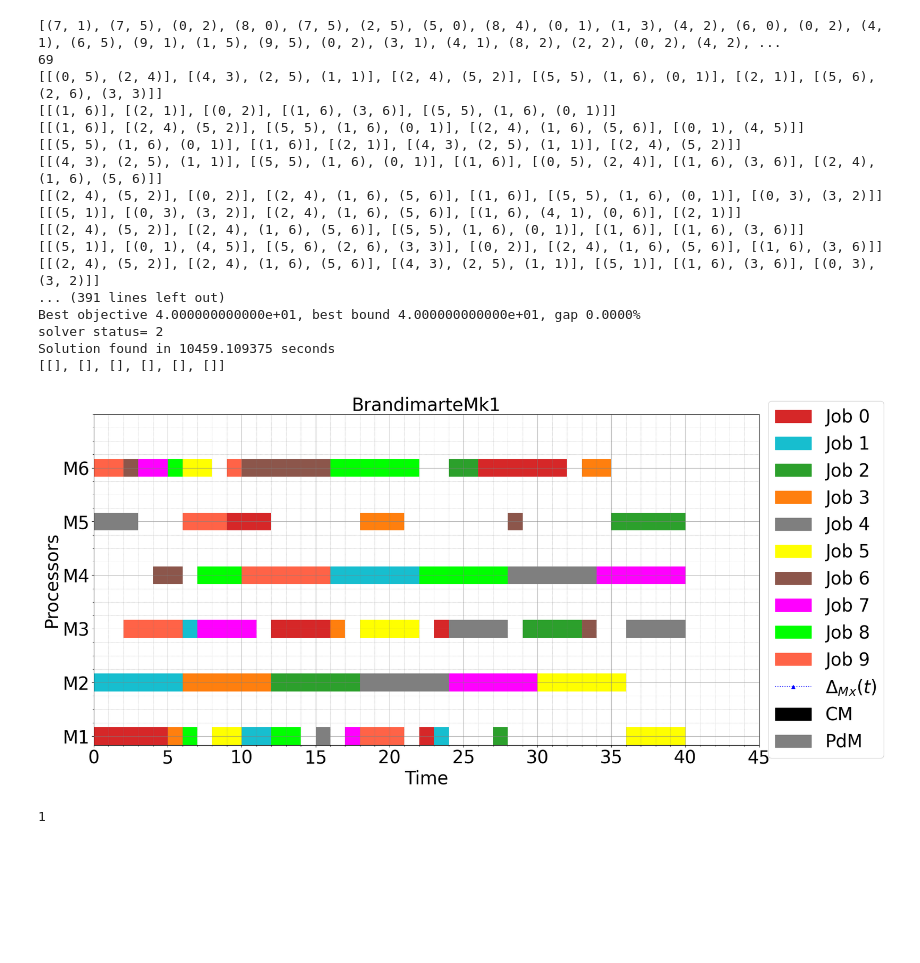
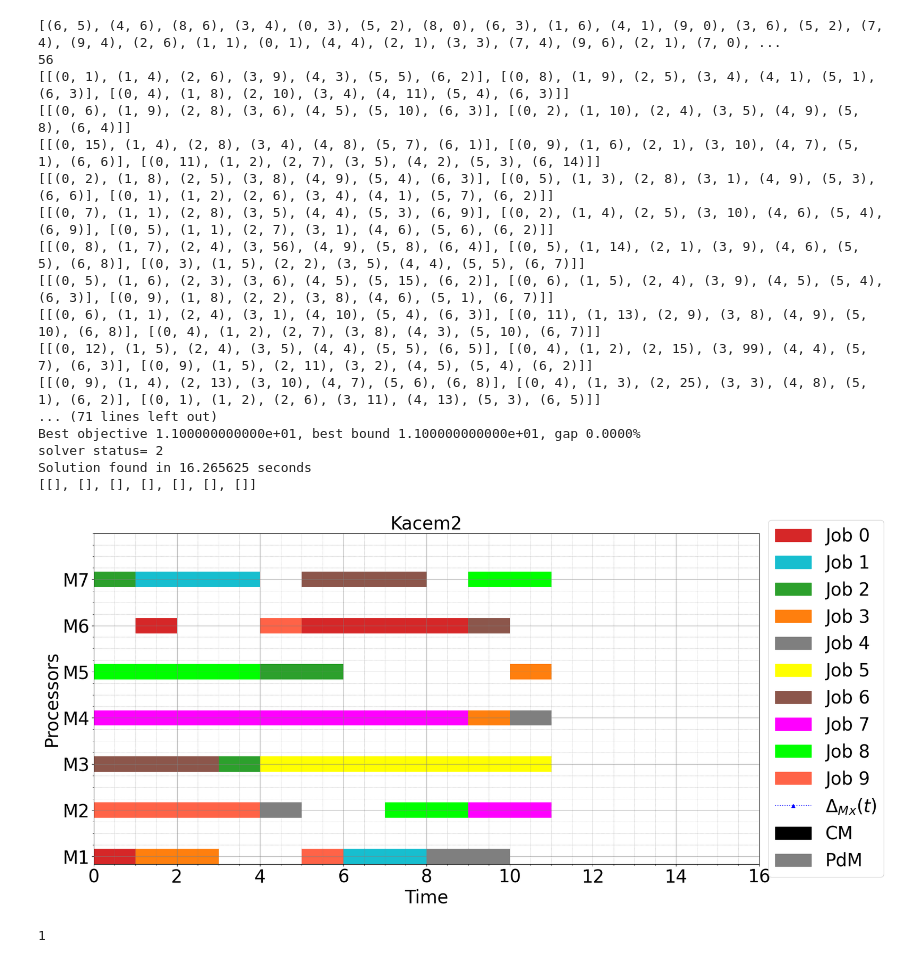
Before and after one commit to gbencheikh/Scheduling_Production_Maintenance, a Jupyter notebook: main.ipynb, the cells around one changed output. Drawn from its saved outputs; the diff is of its cells as text; code cells hidden in the pictures; blank space fills up the shorter version.

Commit message:
mise à jour classe gurobi solver

```diff
--- a/main.ipynb
+++ b/main.ipynb
@@ -8,9 +8,9 @@ import math
 import matplotlib.pyplot as plt
 from PIL import Image
 import time
-instancefilename='Instances/Kacem2.fjs'
+instancefilename='Instances/Kacem1.fjs'
 InstanceAuthorName='Kacem'
-instancename='Kacem2'
+instancename='Kacem1'
 resfilename="Results/%s.csv" % instancename
 resfich = open(resfilename, "a")
 resfich.write("n;mu;lambda;pmtime; cmax")
@@ -114,56 +107,56 @@ results/Figs/Kacem/Kacem2_pmt2-lambda0.80-mu0.05_gantt.png
 from utils import commun_functions, data, diagram, GurobiSolver
 from RecuitSimule import RS
 from VariableNeighborhoodSearch import VNS
 #from GurobiSolver import GurSol
 import random
 import math
 import matplotlib.pyplot as plt
 from PIL import Image
 import time
 import matplotlib
-instancename="HurinkSdata1"
-instancefilename='Instances/1_Brandimarte/BrandimarteMk1.fjs'
+instancename="Kacem2"
+instancefilename='Instances/Kacem2.fjs'
 ProcTime=commun_functions.FJSInstanceReading(instancefilename)
 data_instance = data.data(0.0, 0.0, 0, ProcTime)
-data_instance.mu=0.01
-data_instance.lambdaPM=0.7
+data_instance.mu=0.05
+data_instance.lambdaPM=0.8
 data_instance.lambdaC=0.99
 data_instance.PM_time=2
 data_instance.CM_time=data_instance.PM_time
 RandomSol=[(jid,mo[0]) for jid,job in enumerate(ProcTime) for opid,op in enumerate(job) for mo in random.sample(op,1)]
 RandomSol=random.sample(RandomSol,len(RandomSol)) #shaking
 print(RandomSol)
 #for jid,job in enumerate(ProcTime): print(job)
 NM,NJ,UBcmax,schedule,maint,ehf=commun_functions.evaluate(RandomSol,data_instance)
 PMT=data_instance.PM_time
 print(UBcmax)
 NJ=len(ProcTime)
 NM=max([om[0] for _,job in enumerate(ProcTime) for _,op in enumerate(job) for _,om in enumerate(op)])+1
 NOP=[len(job) for _,job in enumerate(ProcTime)]
 for _,job in enumerate(ProcTime): print(job)
 OPTSOL=GurobiSolver.GurSol(data_instance.mu, data_instance.lambdaPM, data_instance.lambdaQ, data_instance.lambdaC, data_instance.PM_time, data_instance.CM_time, ProcTime)
-X, Y, ZZ, DELTA, objf, gap, cputime, start_time, task_duration, assigned_machine=OPTSOL.SolveIPQM_FJSP("BrandimarteMk1",UBcmax,0,0,True)
+X, Y, ZZ, DELTA, objf, gap, cputime, start_time, task_duration, assigned_machine=OPTSOL.SolveIPQM_FJSP(instancename,UBcmax,0,0,True)
 
-if objf != 'infeas': OPTSOL.plotGANTT0(NJ,NM,NOP,X, Y, ZZ, DELTA, objf, gap, cputime, start_time, task_duration, assigned_machine,"BrandimarteMk1")
+if objf != 'infeas': OPTSOL.plotGANTT0(NJ,NM,NOP,X, Y, ZZ, DELTA, objf, gap, cputime, start_time, task_duration, assigned_machine,instancename)
 # %% [output]
-[(7, 1), (7, 5), (0, 2), (8, 0), (7, 5), (2, 5), (5, 0), (8, 4), (0, 1), (1, 3), (4, 2), (6, 0), (0, 2), (4, 1), (6, 5), (9, 1), (1, 5), (9, 5), (0, 2), (3, 1), (4, 1), (8, 2), (2, 2), (0, 2), (4, 2), ...
-69
-[[(0, 5), (2, 4)], [(4, 3), (2, 5), (1, 1)], [(2, 4), (5, 2)], [(5, 5), (1, 6), (0, 1)], [(2, 1)], [(5, 6), (2, 6), (3, 3)]]
-[[(1, 6)], [(2, 1)], [(0, 2)], [(1, 6), (3, 6)], [(5, 5), (1, 6), (0, 1)]]
-[[(1, 6)], [(2, 4), (5, 2)], [(5, 5), (1, 6), (0, 1)], [(2, 4), (1, 6), (5, 6)], [(0, 1), (4, 5)]]
-[[(5, 5), (1, 6), (0, 1)], [(1, 6)], [(2, 1)], [(4, 3), (2, 5), (1, 1)], [(2, 4), (5, 2)]]
-[[(4, 3), (2, 5), (1, 1)], [(5, 5), (1, 6), (0, 1)], [(1, 6)], [(0, 5), (2, 4)], [(1, 6), (3, 6)], [(2, 4), (1, 6), (5, 6)]]
-[[(2, 4), (5, 2)], [(0, 2)], [(2, 4), (1, 6), (5, 6)], [(1, 6)], [(5, 5), (1, 6), (0, 1)], [(0, 3), (3, 2)]]
-[[(5, 1)], [(0, 3), (3, 2)], [(2, 4), (1, 6), (5, 6)], [(1, 6), (4, 1), (0, 6)], [(2, 1)]]
-[[(2, 4), (5, 2)], [(2, 4), (1, 6), (5, 6)], [(5, 5), (1, 6), (0, 1)], [(1, 6)], [(1, 6), (3, 6)]]
-[[(5, 1)], [(0, 1), (4, 5)], [(5, 6), (2, 6), (3, 3)], [(0, 2)], [(2, 4), (1, 6), (5, 6)], [(1, 6), (3, 6)]]
-[[(2, 4), (5, 2)], [(2, 4), (1, 6), (5, 6)], [(4, 3), (2, 5), (1, 1)], [(5, 1)], [(1, 6), (3, 6)], [(0, 3), (3, 2)]]
-... (391 lines left out)
-Best objective 4.000000000000e+01, best bound 4.000000000000e+01, gap 0.0000%
+[(6, 5), (4, 6), (8, 6), (3, 4), (0, 3), (5, 2), (8, 0), (6, 3), (1, 6), (4, 1), (9, 0), (3, 6), (5, 2), (7, 4), (9, 4), (2, 6), (1, 1), (0, 1), (4, 4), (2, 1), (3, 3), (7, 4), (9, 6), (2, 1), (7, 0), ...
+56
+[[(0, 1), (1, 4), (2, 6), (3, 9), (4, 3), (5, 5), (6, 2)], [(0, 8), (1, 9), (2, 5), (3, 4), (4, 1), (5, 1), (6, 3)], [(0, 4), (1, 8), (2, 10), (3, 4), (4, 11), (5, 4), (6, 3)]]
+[[(0, 6), (1, 9), (2, 8), (3, 6), (4, 5), (5, 10), (6, 3)], [(0, 2), (1, 10), (2, 4), (3, 5), (4, 9), (5, 8), (6, 4)]]
+[[(0, 15), (1, 4), (2, 8), (3, 4), (4, 8), (5, 7), (6, 1)], [(0, 9), (1, 6), (2, 1), (3, 10), (4, 7), (5, 1), (6, 6)], [(0, 11), (1, 2), (2, 7), (3, 5), (4, 2), (5, 3), (6, 14)]]
+[[(0, 2), (1, 8), (2, 5), (3, 8), (4, 9), (5, 4), (6, 3)], [(0, 5), (1, 3), (2, 8), (3, 1), (4, 9), (5, 3), (6, 6)], [(0, 1), (1, 2), (2, 6), (3, 4), (4, 1), (5, 7), (6, 2)]]
+[[(0, 7), (1, 1), (2, 8), (3, 5), (4, 4), (5, 3), (6, 9)], [(0, 2), (1, 4), (2, 5), (3, 10), (4, 6), (5, 4), (6, 9)], [(0, 5), (1, 1), (2, 7), (3, 1), (4, 6), (5, 6), (6, 2)]]
+[[(0, 8), (1, 7), (2, 4), (3, 56), (4, 9), (5, 8), (6, 4)], [(0, 5), (1, 14), (2, 1), (3, 9), (4, 6), (5, 5), (6, 8)], [(0, 3), (1, 5), (2, 2), (3, 5), (4, 4), (5, 5), (6, 7)]]
+[[(0, 5), (1, 6), (2, 3), (3, 6), (4, 5), (5, 15), (6, 2)], [(0, 6), (1, 5), (2, 4), (3, 9), (4, 5), (5, 4), (6, 3)], [(0, 9), (1, 8), (2, 2), (3, 8), (4, 6), (5, 1), (6, 7)]]
+[[(0, 6), (1, 1), (2, 4), (3, 1), (4, 10), (5, 4), (6, 3)], [(0, 11), (1, 13), (2, 9), (3, 8), (4, 9), (5, 10), (6, 8)], [(0, 4), (1, 2), (2, 7), (3, 8), (4, 3), (5, 10), (6, 7)]]
+[[(0, 12), (1, 5), (2, 4), (3, 5), (4, 4), (5, 5), (6, 5)], [(0, 4), (1, 2), (2, 15), (3, 99), (4, 4), (5, 7), (6, 3)], [(0, 9), (1, 5), (2, 11), (3, 2), (4, 5), (5, 4), (6, 2)]]
+[[(0, 9), (1, 4), (2, 13), (3, 10), (4, 7), (5, 6), (6, 8)], [(0, 4), (1, 3), (2, 25), (3, 3), (4, 8), (5, 1), (6, 2)], [(0, 1), (1, 2), (2, 6), (3, 11), (4, 13), (5, 3), (6, 5)]]
+... (71 lines left out)
+Best objective 1.100000000000e+01, best bound 1.100000000000e+01, gap 0.0000%
 solver status= 2
-Solution found in 10459.109375 seconds
-[[], [], [], [], [], []]
+Solution found in 16.265625 seconds
+[[], [], [], [], [], [], []]
-[figure, old version]
+[figure, new version]
 # %%
 print(assigned_machine[0,0])
 # %% [output]
```
Also changed, not shown: parts of 2 cells of this notebook, 7 other files.
